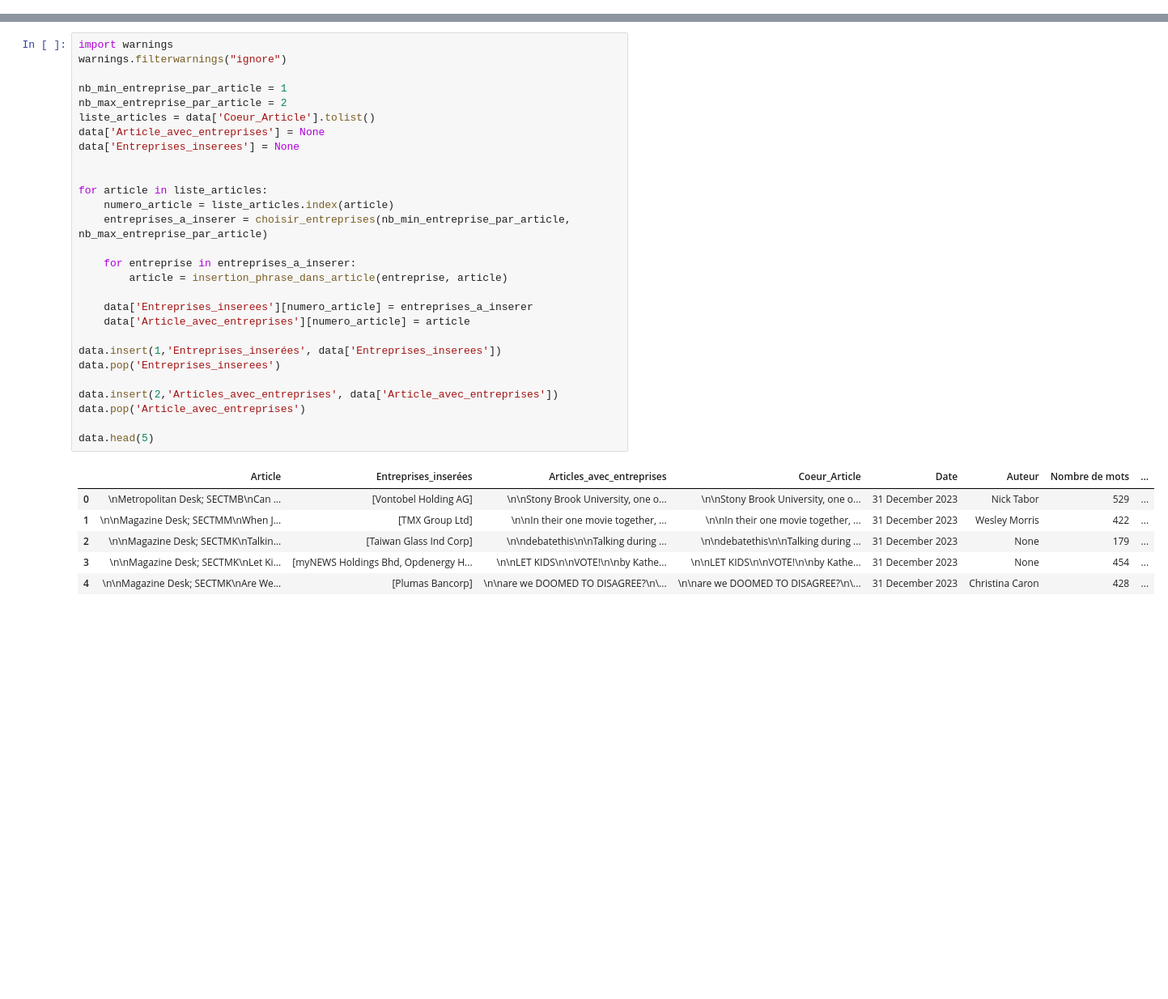
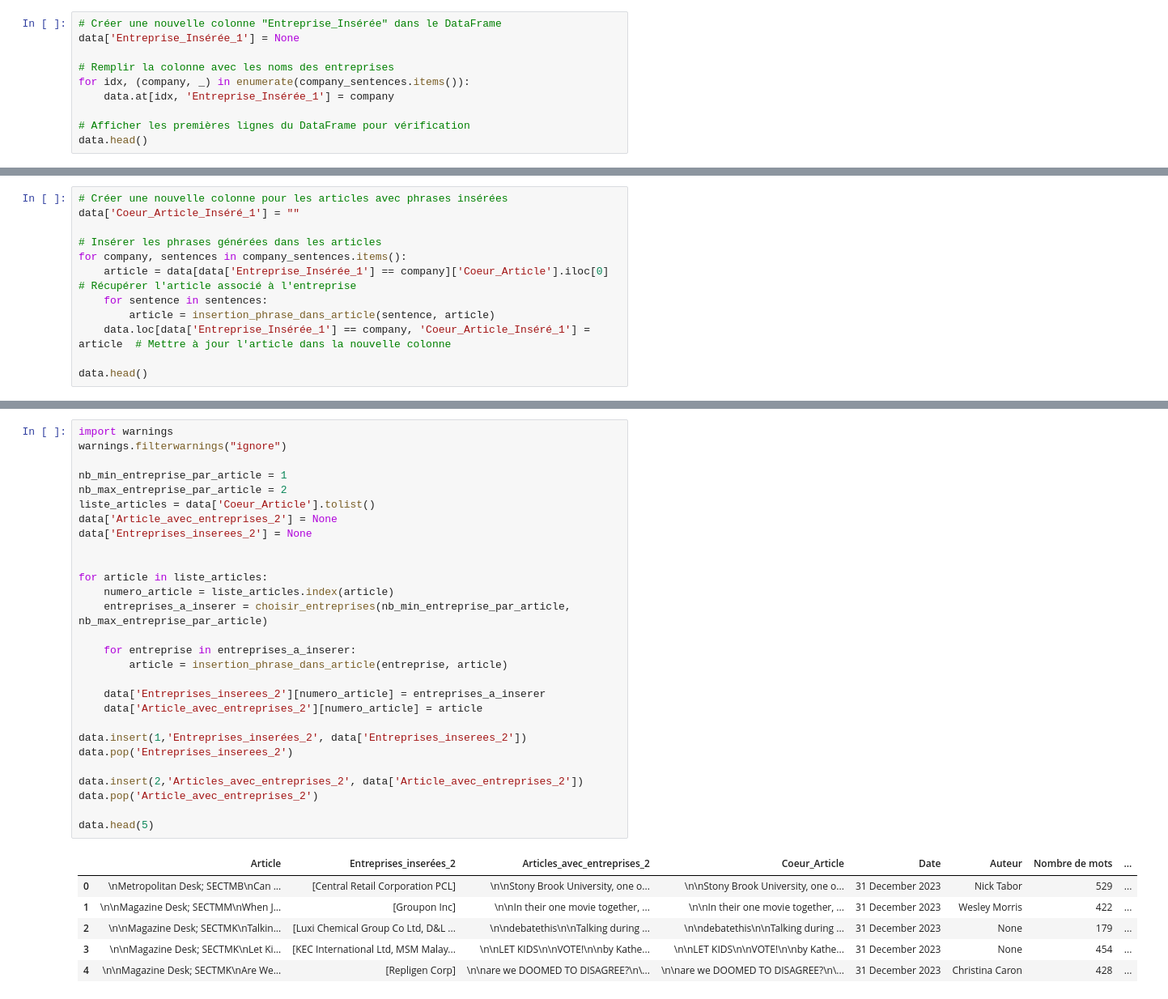
Before and after one commit to tgarnier067/Stat_app, a Jupyter notebook: Modif_100_articles.ipynb, the cells around one changed output, grey strips where cells are left out. Shown at 81% size. Cells and saved outputs as stored; diff of their text form; blank space fills up the shorter version.

Commit message:
Fin de l'insertion des entreprises dans les articles

```diff
--- a/Modif_100_articles.ipynb
+++ b/Modif_100_articles.ipynb
@@ -434,0 +440,10 @@ This article appeared in print on page MK3.
+# %%
+# Créer une nouvelle colonne "Entreprise_Insérée" dans le DataFrame
+data['Entreprise_Insérée_1'] = None
+
+# Remplir la colonne avec les noms des entreprises
+for idx, (company, _) in enumerate(company_sentences.items()):
+    data.at[idx, 'Entreprise_Insérée_1'] = company
+
+# Afficher les premières lignes du DataFrame pour vérification
+data.head()
@@ -434,0 +457,12 @@ This article appeared in print on page MK3.
+# %%
+# Créer une nouvelle colonne pour les articles avec phrases insérées
+data['Coeur_Article_Inséré_1'] = ""
+
+# Insérer les phrases générées dans les articles
+for company, sentences in company_sentences.items():
+    article = data[data['Entreprise_Insérée_1'] == company]['Coeur_Article'].iloc[0]  # Récupérer l'article associé à l'entreprise
+    for sentence in sentences:
+        article = insertion_phrase_dans_article(sentence, article)
+    data.loc[data['Entreprise_Insérée_1'] == company, 'Coeur_Article_Inséré_1'] = article  # Mettre à jour l'article dans la nouvelle colonne
+
+data.head()
@@ -482,38 +527,38 @@ This article appeared in print on page BR20.
 # %%
 import warnings
 warnings.filterwarnings("ignore")
 
 nb_min_entreprise_par_article = 1
 nb_max_entreprise_par_article = 2
 liste_articles = data['Coeur_Article'].tolist()
-data['Article_avec_entreprises'] = None
-data['Entreprises_inserees'] = None
+data['Article_avec_entreprises_2'] = None
+data['Entreprises_inserees_2'] = None
 
 
 for article in liste_articles:
     numero_article = liste_articles.index(article)
     entreprises_a_inserer = choisir_entreprises(nb_min_entreprise_par_article, nb_max_entreprise_par_article)
 
     for entreprise in entreprises_a_inserer:
         article = insertion_phrase_dans_article(entreprise, article)
 
-    data['Entreprises_inserees'][numero_article] = entreprises_a_inserer
-    data['Article_avec_entreprises'][numero_article] = article
+    data['Entreprises_inserees_2'][numero_article] = entreprises_a_inserer
+    data['Article_avec_entreprises_2'][numero_article] = article
 
-data.insert(1,'Entreprises_inserées', data['Entreprises_inserees'])
-data.pop('Entreprises_inserees')
+data.insert(1,'Entreprises_inserées_2', data['Entreprises_inserees_2'])
+data.pop('Entreprises_inserees_2')
 
-data.insert(2,'Articles_avec_entreprises', data['Article_avec_entreprises'])
-data.pop('Article_avec_entreprises')
+data.insert(2,'Articles_avec_entreprises_2', data['Article_avec_entreprises_2'])
+data.pop('Article_avec_entreprises_2')
 
 data.head(5)
 # %% [output]
-|  | Article | Entreprises_inserées | Articles_avec_entreprises | Coeur_Article | Date | Auteur | Nombre de mots | ... |
-| 0 | \nMetropolitan Desk; SECTMB\nCan ... | [Vontobel Holding AG] | \n\nStony Brook University, one o... | \n\nStony Brook University, one o... | 31 December 2023 | Nick Tabor | 529 | ... |
-| 1 | \n\nMagazine Desk; SECTMM\nWhen J... | [TMX Group Ltd] | \n\nIn their one movie together, ... | \n\nIn their one movie together, ... | 31 December 2023 | Wesley Morris | 422 | ... |
-| 2 | \n\nMagazine Desk; SECTMK\nTalkin... | [Taiwan Glass Ind Corp] | \n\ndebatethis\n\nTalking during ... | \n\ndebatethis\n\nTalking during ... | 31 December 2023 | None | 179 | ... |
-| 3 | \n\nMagazine Desk; SECTMK\nLet Ki... | [myNEWS Holdings Bhd, Opdenergy H... | \n\nLET KIDS\n\nVOTE!\n\nby Kathe... | \n\nLET KIDS\n\nVOTE!\n\nby Kathe... | 31 December 2023 | None | 454 | ... |
-| 4 | \n\nMagazine Desk; SECTMK\nAre We... | [Plumas Bancorp] | \n\nare we DOOMED TO DISAGREE?\n\... | \n\nare we DOOMED TO DISAGREE?\n\... | 31 December 2023 | Christina Caron | 428 | ... |
+|  | Article | Entreprises_inserées_2 | Articles_avec_entreprises_2 | Coeur_Article | Date | Auteur | Nombre de mots | ... |
+| 0 | \nMetropolitan Desk; SECTMB\nCan ... | [Central Retail Corporation PCL] | \n\nStony Brook University, one o... | \n\nStony Brook University, one o... | 31 December 2023 | Nick Tabor | 529 | ... |
+| 1 | \n\nMagazine Desk; SECTMM\nWhen J... | [Groupon Inc] | \n\nIn their one movie together, ... | \n\nIn their one movie together, ... | 31 December 2023 | Wesley Morris | 422 | ... |
+| 2 | \n\nMagazine Desk; SECTMK\nTalkin... | [Luxi Chemical Group Co Ltd, D&L ... | \n\ndebatethis\n\nTalking during ... | \n\ndebatethis\n\nTalking during ... | 31 December 2023 | None | 179 | ... |
+| 3 | \n\nMagazine Desk; SECTMK\nLet Ki... | [KEC International Ltd, MSM Malay... | \n\nLET KIDS\n\nVOTE!\n\nby Kathe... | \n\nLET KIDS\n\nVOTE!\n\nby Kathe... | 31 December 2023 | None | 454 | ... |
+| 4 | \n\nMagazine Desk; SECTMK\nAre We... | [Repligen Corp] | \n\nare we DOOMED TO DISAGREE?\n\... | \n\nare we DOOMED TO DISAGREE?\n\... | 31 December 2023 | Christina Caron | 428 | ... |
 # %%
 data_avec_entreprises = data
 data_avec_entreprises.head(5)
```
Also changed, not shown: parts of 19 cells of this notebook, 1 other file.
